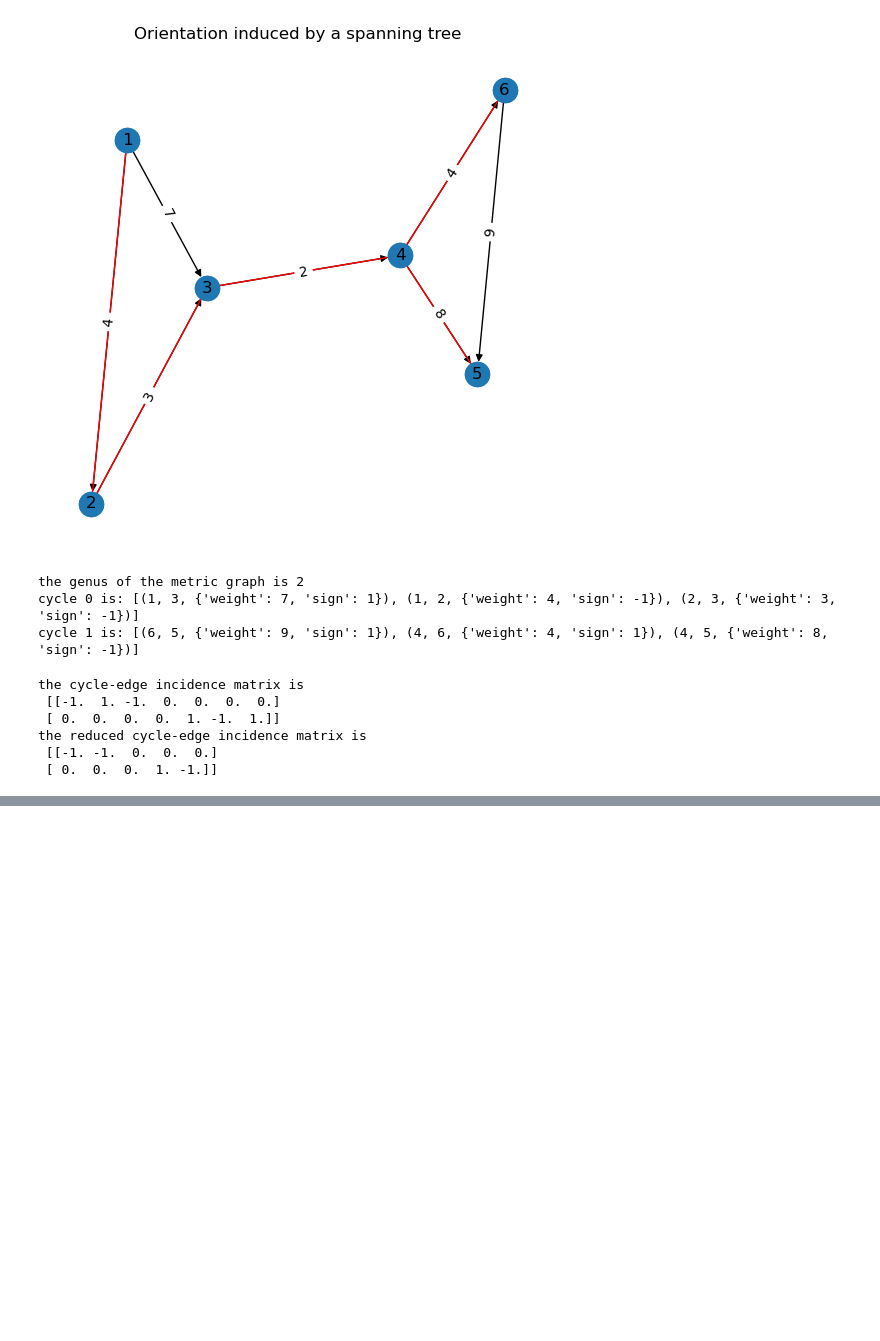
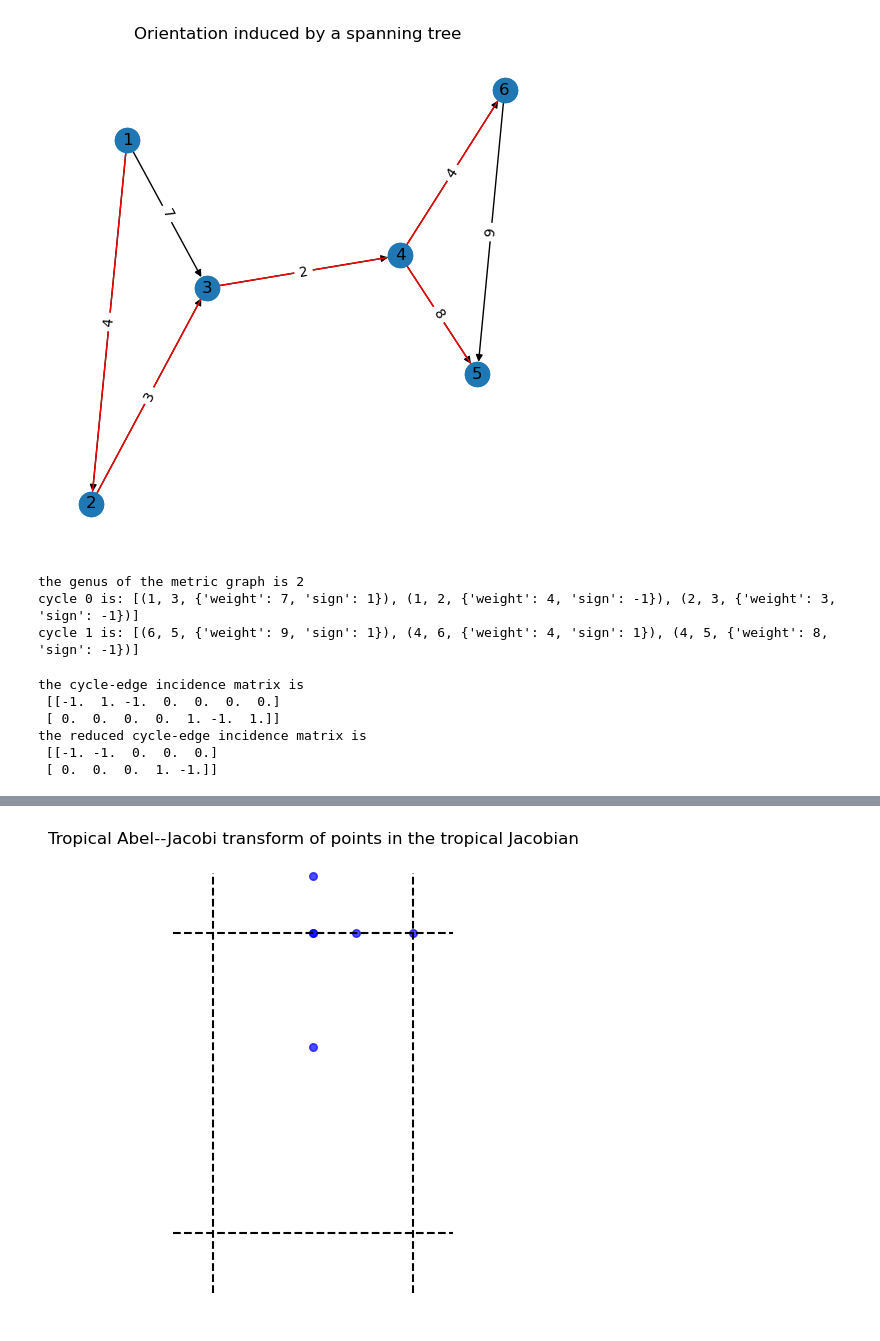
Before and after one commit to YueqiCao/Tropical-Abel-Jacobi, a Jupyter notebook: notebooks/tropical transform.ipynb, the cells around one changed output, grey strips where cells are left out. Drawn from its saved outputs; the diff is of its cells as text; code cells hidden in the pictures; blank space fills up the shorter version.

Commit message:
add tropical transform

```diff
--- a/notebooks/tropical transform.ipynb
+++ b/notebooks/tropical transform.ipynb
@@ -111,0 +115,18 @@ the reduced path-edge incidence matrix is
+# %%
+# compute the tropical Abel--Jacobi transform and tropical polarization matrix
+
+# use non-reduced matrices
+C = MG.cycle_edge(MST)
+L = MG.edge_length(MST)
+Y = MG.path_edge(MST, base_point)
+
+V = C @ L @ Y.T
+Q = C @ L @ C.T
+print("the tropical Abel--Jacobi transform of MG is (use non-reduced matrices)\n", V)
+print("the tropical polarization matrix is (use non-reduced matrices)\n", Q)
+
+# use reduced matrices
+V_st = MG.trop_transform(MST, base_point)
+Q_st = MG.trop_polarization(MST)
+print("the tropical Abel--Jacobi transform of MG is (use reduced matrices)\n", V_st)
+print("the tropical polarization matrix is (use reduced matrices)\n", Q_st)
@@ -111,0 +146,30 @@ the reduced path-edge incidence matrix is
+# %%
+# draw the vectors in the tropical Jacobian
+
+# define function to draw the fundamental domain
+def draw_lattice_2D(lattice, ax):
+    u = lattice[0,:]
+    v = lattice[1,:]
+
+    l1 = np.vstack((-0.2*u, 1.2*u))
+    l2 = np.vstack((-0.2*u+v, 1.2*u+v))
+    l3 = np.vstack((-0.2*v, 1.2*v))
+    l4 = np.vstack((-0.2*v+u, 1.2*v+u))
+    ax.plot(l1[:,0], l1[:,1], 'k--',
+            l2[:,0], l2[:,1], 'k--',
+            l3[:,0], l3[:,1], 'k--',
+            l4[:,0], l4[:,1], 'k--')
+
+fig, ax = plt.subplots(figsize=(6,6))
+draw_lattice_2D(Q, ax)
+# translate the vectors for better visualization
+Vr = np.zeros(V.shape)
+for i in range(V.shape[1]):
+    Vr[:,i] = V[:,i]+Q[:,0]+Q[:,1]
+ax.scatter(Vr[0,:], Vr[1,:], color='blue', s=30, alpha=0.7)
+ax.set_aspect('equal')
+ax.axis('off')
+ax.set_title("Tropical Abel--Jacobi transform of points in the tropical Jacobian")
+plt.show()
+# %% [output]
+[figure, added]
```
Also changed, not shown: parts of 6 cells of this notebook, 1 other file.
